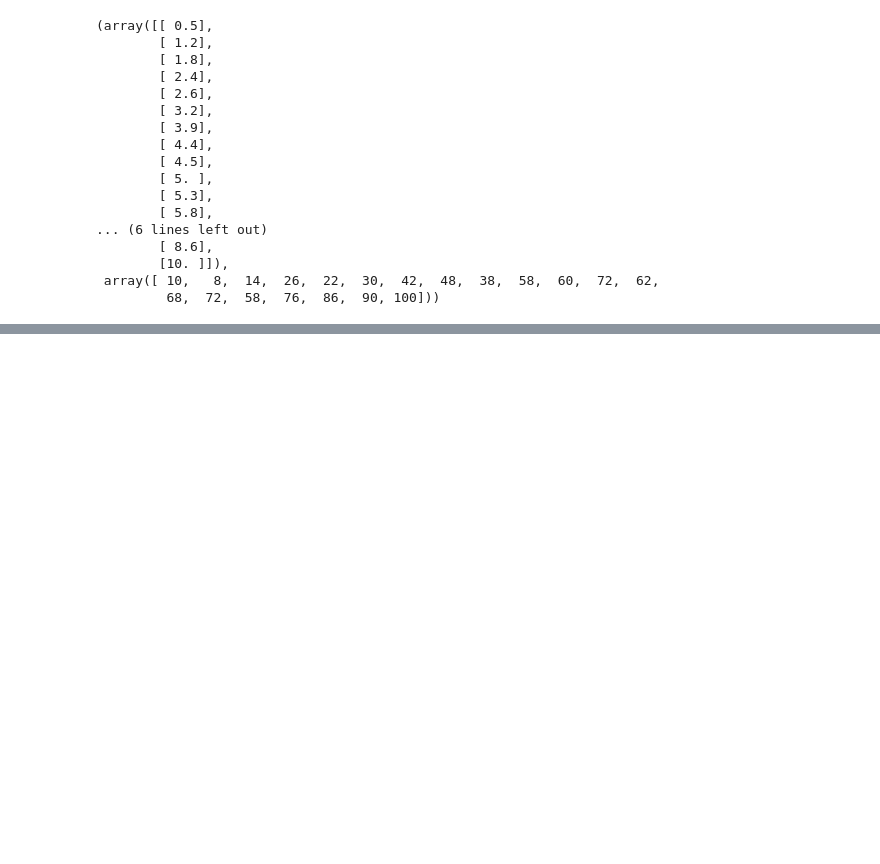
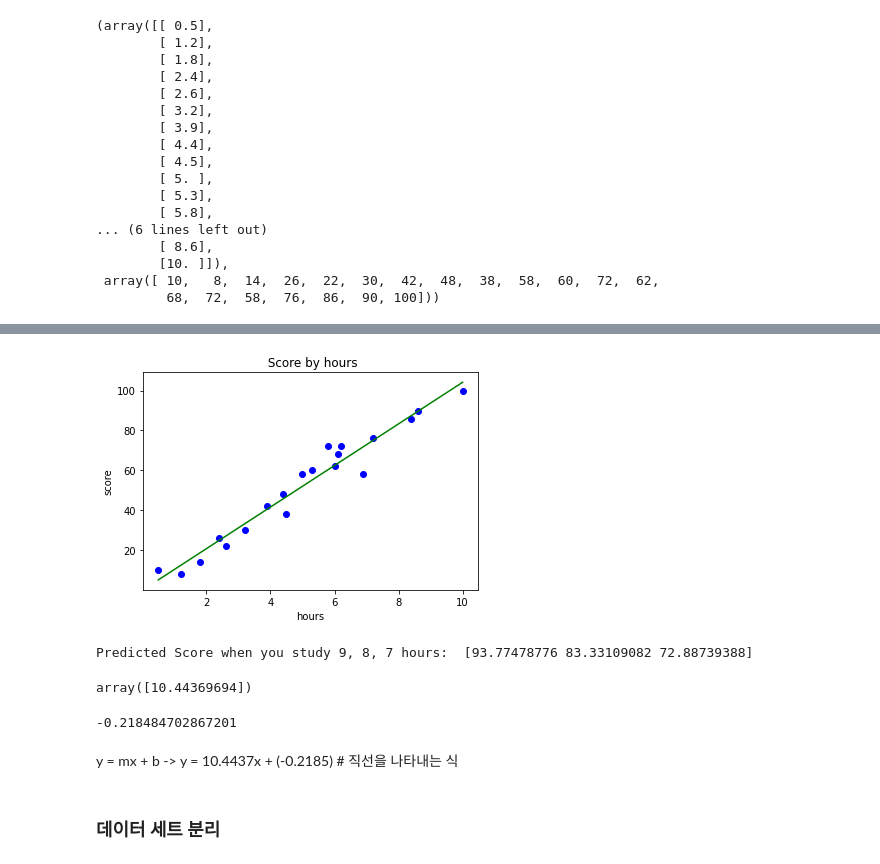
Before and after one commit to meeso0219/MilitaryProjects, a Jupyter notebook: PythonMLProjects/SciKitLearn/01. Linear Regression.ipynb, the cells around one changed output, grey strips where cells are left out. Cells and saved outputs as stored; diff of their text form; code cells hidden in the pictures; blank space fills up the shorter version.

```diff
--- a/PythonMLProjects/SciKitLearn/01. Linear Regression.ipynb
+++ b/PythonMLProjects/SciKitLearn/01. Linear Regression.ipynb
@@ -47,0 +44,4 @@ X,Y
+# %%
+from sklearn.linear_model import LinearRegression
+reg = LinearRegression() # 객체 생성
+reg.fit(X,Y) # fit이 학습/훈련 (모델 생성))
@@ -47,0 +50,3 @@ X,Y
+# %%
+y_pred = reg.predict(X) # X 에 대한 예측 값
+y_pred
@@ -47,0 +88,25 @@ X,Y
+# %%
+plt.scatter(X, Y, color = 'blue') # scatter graph
+plt.plot(X, y_pred, color = 'green') # line graph
+plt.title(' Score by hours')
+plt.xlabel('hours')
+plt.ylabel('score')
+plt.show()
+# %% [output]
+[figure, added]
+# %%
+print("Predicted Score when you study 9, 8, 7 hours: ", reg.predict([[9], [8], [7]])) # 2D array form
+# %% [output]
+Predicted Score when you study 9, 8, 7 hours:  [93.77478776 83.33109082 72.88739388]
+# %%
+reg.coef_ # coefficient (기울기 즉 m 값)
+# %% [output]
+array([10.44369694])
+# %%
+reg.intercept_ # y intercept (y 절편, b)
+# %% [output]
+-0.218484702867201
+# %% [markdown]
+y = mx + b -> y = 10.4437x + (-0.2185) # 직선을 나타내는 식
+# %% [markdown]
+### 데이터 세트 분리
```
Also changed, not shown: parts of 24 cells of this notebook, 2 other files.
